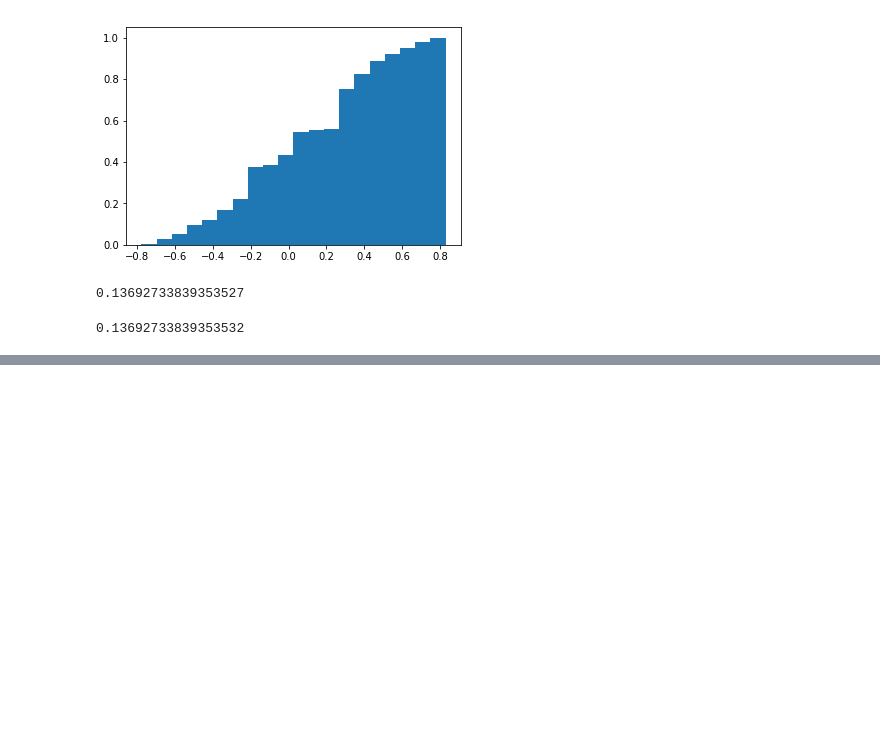
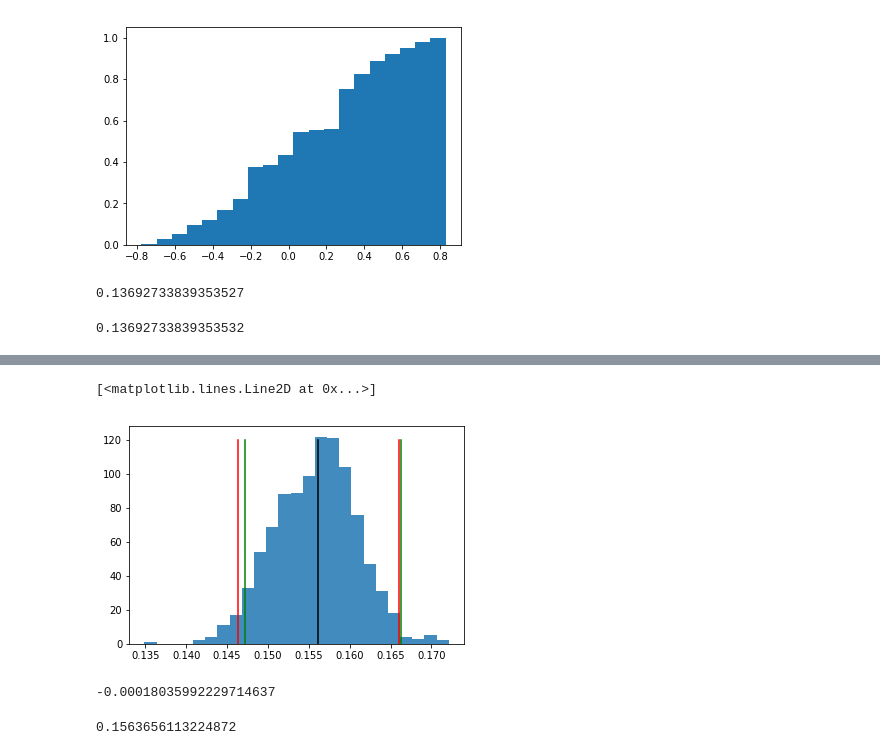
Before and after one commit to aleespa/EstadisticaIII-2020, a Jupyter notebook: 7. Bootstrap.ipynb, the cells around one changed output, grey strips where cells are left out. Saved outputs shown, nothing was run; the diff lists cells and outputs as text; code cells hidden in the pictures; blank space fills up the shorter version.

```diff
--- a/7. Bootstrap.ipynb
+++ b/7. Bootstrap.ipynb
@@ -58,0 +97,7 @@ np.var(T_b)
+# %%
+GINI_Real = GINI(Datos.SalarioMedio)
+# %%
+ginis = []
+for b in range(1000):
+    X_ = np.random.choice(Datos.SalarioMedio,len(Datos.SalarioMedio))
+    ginis.append(GINI(X_))
@@ -58,0 +110,2 @@ np.var(T_b)
+# %%
+C1 = (GINI_Real+sts.norm.ppf(0.05/2)*np.std(ginis),GINI_Real-sts.norm.ppf(0.05/2)*np.std(ginis))
@@ -58,0 +116,13 @@ np.var(T_b)
+# %%
+C2 = (2*GINI_Real-np.quantile(a=ginis,q=1-0.05/2),2*GINI_Real-np.quantile(a=ginis,q=0.05/2))
+# %%
+p= plt.hist(ginis,bins=25,alpha=0.85)
+plt.plot([GINI_Real,GINI_Real],[0,120],color='black')
+plt.plot([C1[0],C1[0]],[0,120],color='red')
+plt.plot([C1[1],C1[1]],[0,120],color='red')
+
+plt.plot([C2[0],C2[0]],[0,120],color='green')
+plt.plot([C2[1],C2[1]],[0,120],color='green')
+# %% [output]
+[<matplotlib.lines.Line2D at 0x...>]
+[figure, added]
@@ -58,0 +137,10 @@ np.var(T_b)
+# %%
+sesgo = (n-1)*(np.mean(T_i)-GINI(X))
+sesgo
+# %% [output]
+-0.00018035992229714637
+# %%
+GINI_jack = GINI(X) - sesgo
+GINI_jack
+# %% [output]
+0.1563656113224872
```
Also changed, not shown: parts of 19 cells of this notebook, 2 other files.
